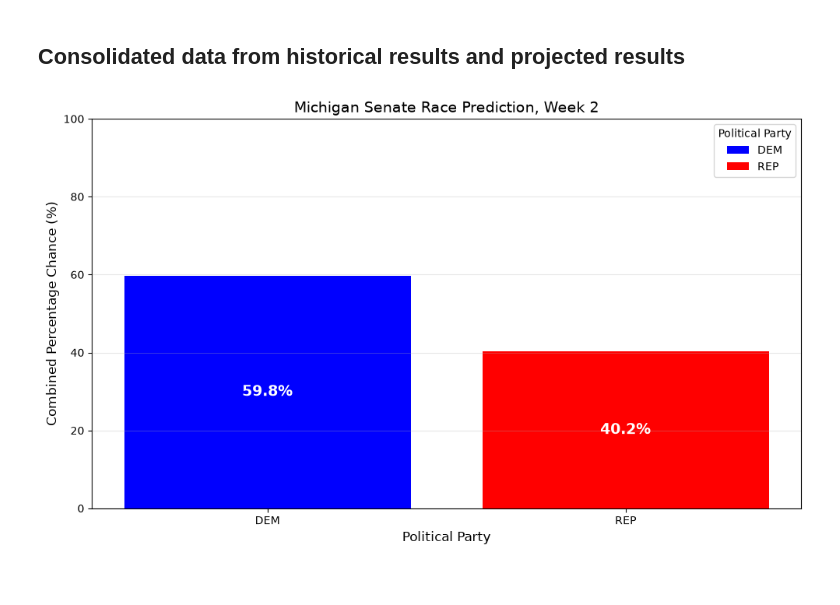
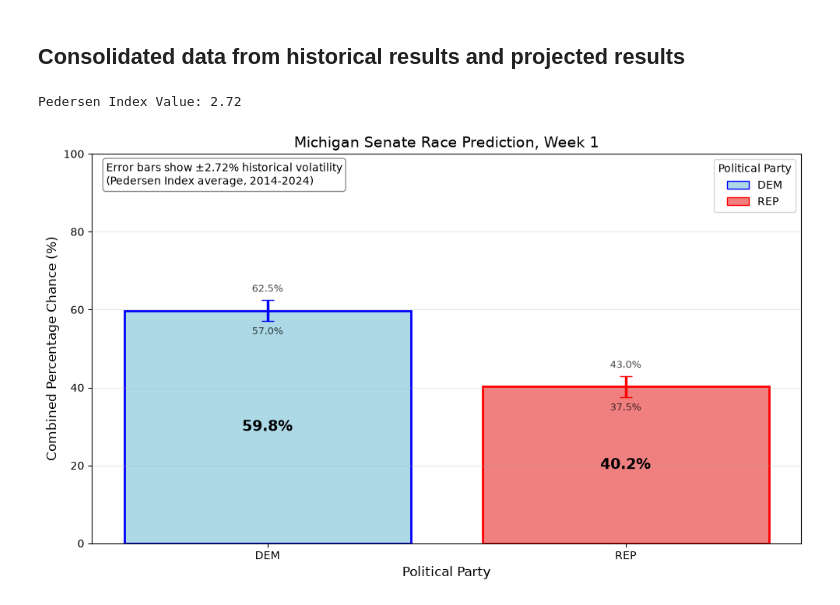
Before and after one commit to ktkt9898/CS-Senior-Project, a Jupyter notebook: Michigan_Analysis.ipynb, the cells around one changed output. Saved outputs shown, nothing was run; the diff lists cells and outputs as text; code cells hidden in the pictures.

Commit message:
04-Aug-26 Pedersen Index added to graph for Michigan

```diff
--- a/Michigan_Analysis.ipynb
+++ b/Michigan_Analysis.ipynb
@@ -8,7 +8,9 @@ import pandas as pd
 import numpy as np
 import matplotlib.pyplot as plt
 csv_path = "senate.csv"
+pedersen_index = "michigan_pedersen_index.csv"
 data = pd.read_csv(csv_path)
+pedersen_data = pd.read_csv(pedersen_index)
 # %% [markdown]
 ## Determine current week for election analysis
 # %% [markdown]
@@ -276,7 +278,11 @@ plt.show()
 ## Consolidated data from historical results and projected results
 # %%
 # Update Week **MANUALLY**
-week = 2
+week = 1
+
+# Retrieve the Pedersen Index value from the CSV file
+pedersen_index_value = pedersen_data.iloc[3, 5]
+print(f"Pedersen Index Value: {pedersen_index_value}")
 
 # Combine the total sample sizes for both parties to get the consolidated data
 consolidated_data = dem_total + rep_total
@@ -320,60 +326,83 @@ alias_map = {
     'NONE': 'THIRD'
 }
 
-# Define colors for each party
-party_colors = {'DEM': 'blue', 'REP': 'red', 'NONE': 'green'}
+# Define colors for each party (lighter versions)
+party_colors = {'DEM': 'lightblue', 'REP': 'lightcoral', 'NONE': 'lightgreen'}
+party_edge_colors = {'DEM': 'blue', 'REP': 'red', 'NONE': 'green'}
 
 # Legend elements
 if 'NONE' in combined_df['Political Party'].values:
     legend_elements = [
-        Patch(facecolor='blue', label='DEM'),
-        Patch(facecolor='red', label='REP'),
-        Patch(facecolor='green', label=alias_map.get('NONE', 'THIRD'))
+        Patch(facecolor='lightblue', edgecolor='blue', label='DEM'),
+        Patch(facecolor='lightcoral', edgecolor='red', label='REP'),
+        Patch(facecolor='lightgreen', edgecolor='green', label=alias_map.get('NONE', 'THIRD'))
     ]
 else:
     legend_elements = [
-        Patch(facecolor='blue', label='DEM'),
-        Patch(facecolor='red', label='REP'),
+        Patch(facecolor='lightblue', edgecolor='blue', label='DEM'),
+        Patch(facecolor='lightcoral', edgecolor='red', label='REP'),
     ]
 
 # Create the bar chart
 plt.figure(figsize=(10, 6))
 
-# Create bars with party colors
-for party in combined_df['Political Party']:
-    color = party_colors.get(party, 'gray')
-    percentage = combined_df[combined_df['Political Party'] == party]['Combined Percentage'].iloc[0]
-    plt.bar(party, percentage, color=color)
+# Get data
+parties = combined_df['Political Party'].tolist()
+percentages = combined_df['Combined Percentage'].tolist()
+
+# Create bars with lighter colors and error bars
+bars = []
+for i, party in enumerate(parties):
+    color = party_colors.get(party, 'lightgray')
+    edge_color = party_edge_colors.get(party, 'gray')
+    percentage = percentages[i]
+
+    # Create bar with lighter fill and darker edge
+    bar = plt.bar(i, percentage, color=color, edgecolor=edge_color,
+                  linewidth=2, yerr=pedersen_index_value,
+                  capsize=6, error_kw={'linewidth': 2.5, 'ecolor': edge_color, 'capsize': 6})
+    bars.append(bar)
 
 # Add value labels INSIDE the bars (showing the percentage)
-for i, (party, percentage) in enumerate(zip(combined_df['Political Party'], combined_df['Combined Percentage'])):
-    # Format the percentage with one decimal place
+for i, (party, percentage) in enumerate(zip(parties, percentages)):
     label = f"{percentage:.1f}%"
-    # Place the label in the middle of the bar
     plt.text(i, percentage / 2, label,
-             ha='center', va='center', fontsize=14, fontweight='bold', color='white')
+             ha='center', va='center', fontsize=14, fontweight='bold', color='black')
+
+# Add range labels at the top of error bars
+for i, percentage in enumerate(percentages):
+    upper = percentage + pedersen_index_value
+    lower = percentage - pedersen_index_value
+    plt.text(i, upper + 1.5, f'{upper:.1f}%', ha='center', va='bottom',
+             fontsize=9, color='black', alpha=0.7)
+    plt.text(i, lower - 1.5, f'{lower:.1f}%', ha='center', va='top',
+             fontsize=9, color='black', alpha=0.7)
 
 # Set y-axis limits (0 to 100 since it's a percentage)
 plt.ylim(0, 100)
 
 # Labels and title
 plt.xlabel('Political Party', fontsize=12)
 plt.ylabel('Combined Percentage Chance (%)', fontsize=12)
 plt.title(f'Michigan Senate Race Prediction, Week {week}', fontsize=14)
 
-# Remove x-ticks rotation if not needed
-plt.xticks(rotation=0)
+# Set x-ticks to party names
+plt.xticks(range(len(parties)), parties, rotation=0)
 
 # Add grid
 plt.grid(axis='y', alpha=0.3)
 
 # Add legend
 plt.legend(handles=legend_elements, title='Political Party', loc='upper right')
 
+# Add annotation explaining error bars
+plt.text(0.02, 0.98, f'Error bars show ±{pedersen_index_value:.2f}% historical volatility\n(Pedersen Index average, 2014-2024)',
+         transform=plt.gca().transAxes, fontsize=10, verticalalignment='top',
+         bbox=dict(boxstyle='round', facecolor='white', alpha=0.9, edgecolor='gray'))
+
 plt.tight_layout()
-
-# Save the figure to a file
 plt.savefig(f'_static/images/michigan_graph_week_{week}.png', dpi=300, bbox_inches='tight')
 plt.show()
 # %% [output]
+Pedersen Index Value: 2.72
-[figure, old version]
+[figure, new version]
```
Also changed, not shown: 33 other files.
